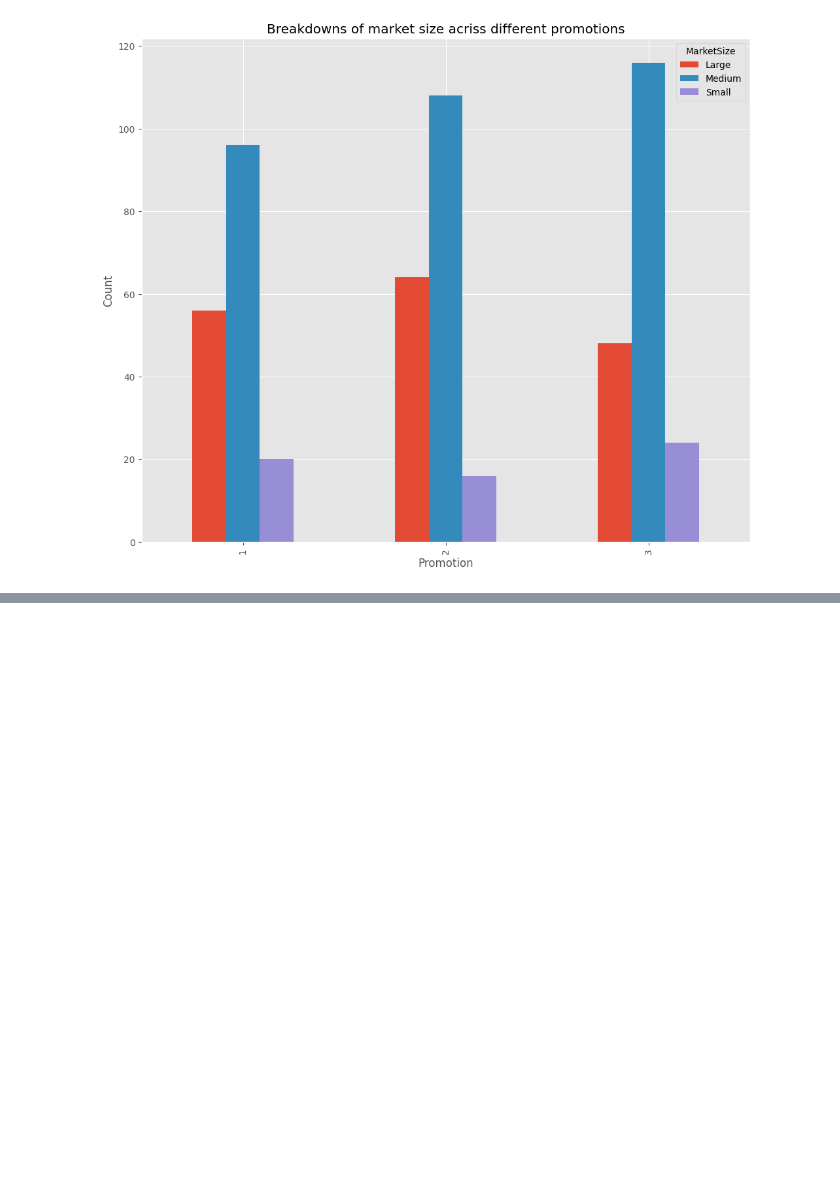
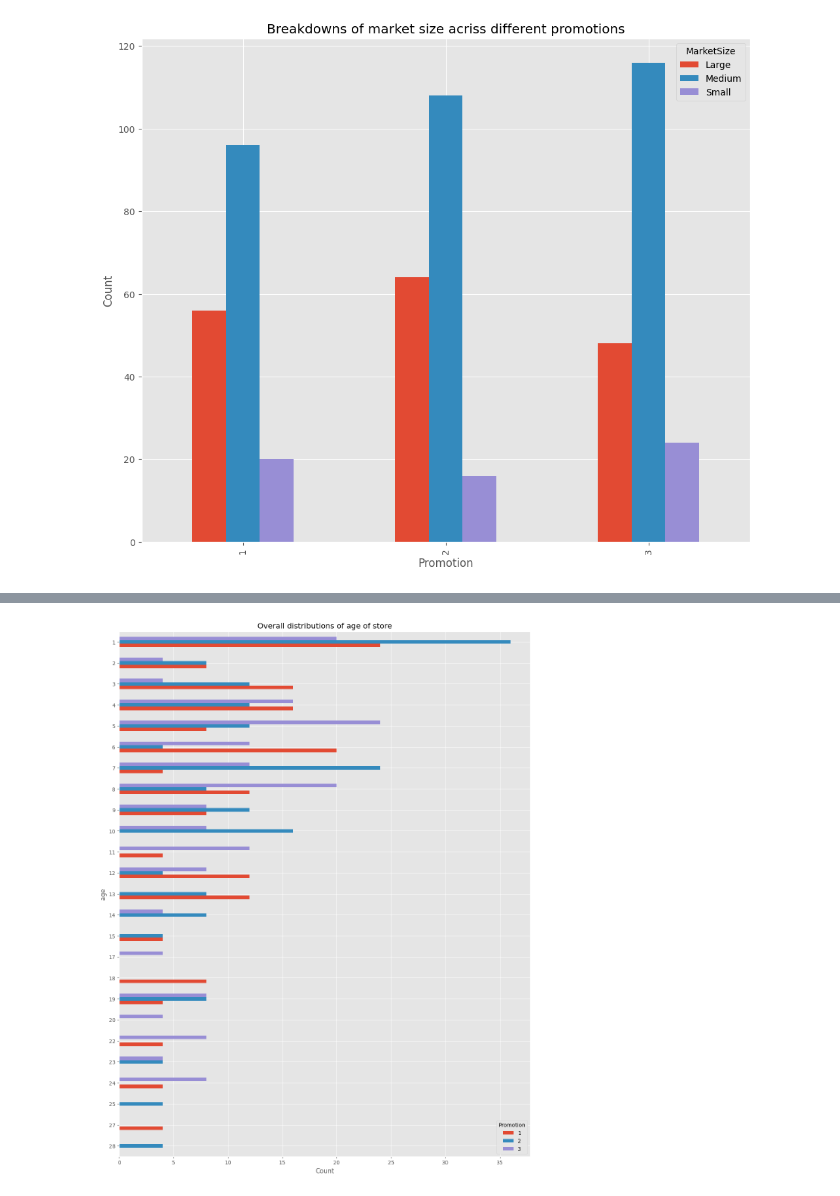
Before and after one commit to lugastyan/ML-portofolio, a Jupyter notebook: ab-testing-optimazing-ads.ipynb, the cells around one changed output, grey strips where cells are left out. Saved outputs shown, nothing was run; the diff lists cells and outputs as text; code cells hidden in the pictures; blank space fills up the shorter version.

```diff
--- a/ab-testing-optimazing-ads.ipynb
+++ b/ab-testing-optimazing-ads.ipynb
@@ -133,0 +214,16 @@ plt.show()
+# %%
+# Let's plot
+
+ax = df.groupby(['AgeOfStore','Promotion']).count()['MarketID'].unstack('Promotion').iloc[::-1].plot(
+kind='barh',
+figsize=(14,18),
+grid=True)
+
+ax.set_ylabel('age')
+ax.set_xlabel('Count')
+
+ax.set_title('Overall distributions of age of store')
+
+plt.show()
+# %% [output]
+[figure, added]
```
Also changed, not shown: parts of 23 cells of this notebook.
